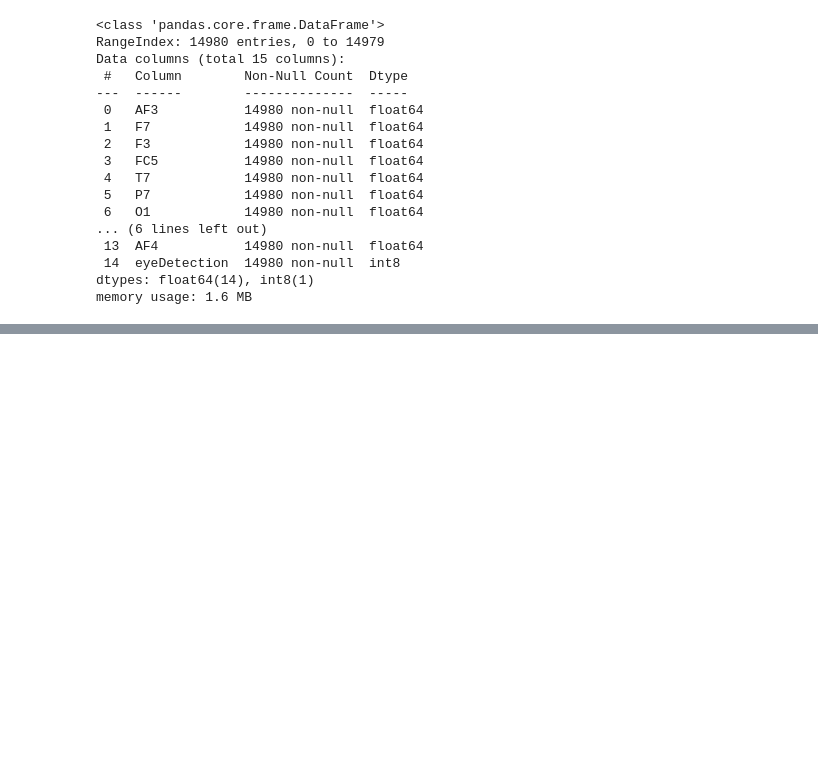
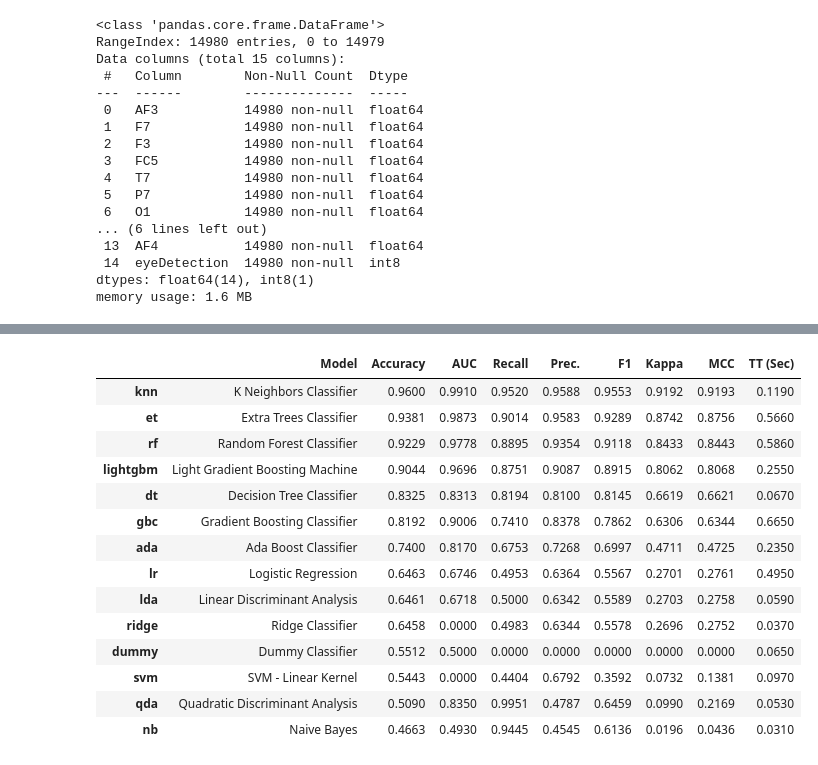
Before and after one commit to tejas05in/EEG_EYE, a Jupyter notebook: research/EDA.ipynb, the cells around one changed output, grey strips where cells are left out. Cells and saved outputs as stored; diff of their text form; code cells hidden in the pictures; blank space fills up the shorter version.

```diff
--- a/research/EDA.ipynb
+++ b/research/EDA.ipynb
@@ -50,0 +78,3 @@ memory usage: 1.6 MB
+# %%
+best = compare_models()
+# %% [output]
@@ -50,0 +82,15 @@ memory usage: 1.6 MB
+|  | Model | Accuracy | AUC | Recall | Prec. | F1 | Kappa | MCC | TT (Sec) |
+| knn | K Neighbors Classifier | 0.9600 | 0.9910 | 0.9520 | 0.9588 | 0.9553 | 0.9192 | 0.9193 | 0.1190 |
+| et | Extra Trees Classifier | 0.9381 | 0.9873 | 0.9014 | 0.9583 | 0.9289 | 0.8742 | 0.8756 | 0.5660 |
+| rf | Random Forest Classifier | 0.9229 | 0.9778 | 0.8895 | 0.9354 | 0.9118 | 0.8433 | 0.8443 | 0.5860 |
+| lightgbm | Light Gradient Boosting Machine | 0.9044 | 0.9696 | 0.8751 | 0.9087 | 0.8915 | 0.8062 | 0.8068 | 0.2550 |
+| dt | Decision Tree Classifier | 0.8325 | 0.8313 | 0.8194 | 0.8100 | 0.8145 | 0.6619 | 0.6621 | 0.0670 |
+| gbc | Gradient Boosting Classifier | 0.8192 | 0.9006 | 0.7410 | 0.8378 | 0.7862 | 0.6306 | 0.6344 | 0.6650 |
+| ada | Ada Boost Classifier | 0.7400 | 0.8170 | 0.6753 | 0.7268 | 0.6997 | 0.4711 | 0.4725 | 0.2350 |
+| lr | Logistic Regression | 0.6463 | 0.6746 | 0.4953 | 0.6364 | 0.5567 | 0.2701 | 0.2761 | 0.4950 |
+| lda | Linear Discriminant Analysis | 0.6461 | 0.6718 | 0.5000 | 0.6342 | 0.5589 | 0.2703 | 0.2758 | 0.0590 |
+| ridge | Ridge Classifier | 0.6458 | 0.0000 | 0.4983 | 0.6344 | 0.5578 | 0.2696 | 0.2752 | 0.0370 |
+| dummy | Dummy Classifier | 0.5512 | 0.5000 | 0.0000 | 0.0000 | 0.0000 | 0.0000 | 0.0000 | 0.0650 |
+| svm | SVM - Linear Kernel | 0.5443 | 0.0000 | 0.4404 | 0.6792 | 0.3592 | 0.0732 | 0.1381 | 0.0970 |
+| qda | Quadratic Discriminant Analysis | 0.5090 | 0.8350 | 0.9951 | 0.4787 | 0.6459 | 0.0990 | 0.2169 | 0.0530 |
+| nb | Naive Bayes | 0.4663 | 0.4930 | 0.9445 | 0.4545 | 0.6136 | 0.0196 | 0.0436 | 0.0310 |
```
Also changed, not shown: parts of 7 cells of this notebook.
